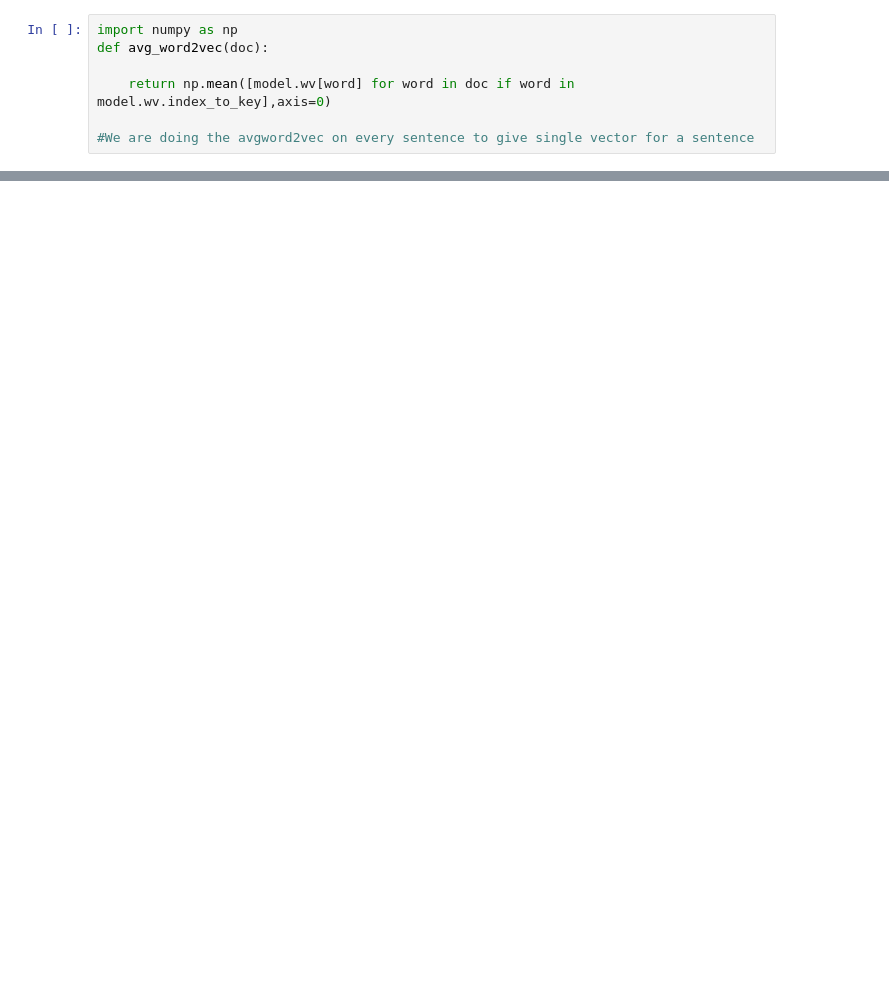
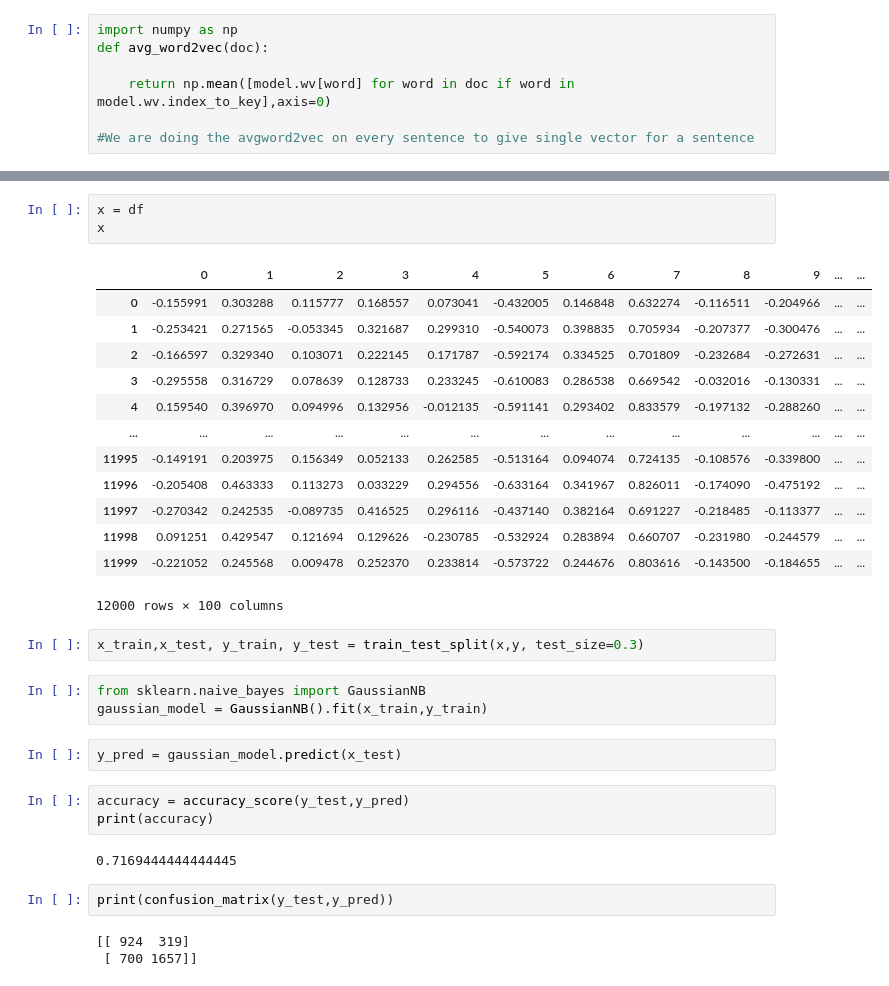
Before and after one commit to raw9k/Learning-NLP, a Jupyter notebook: 12. Kindle Review Sentiment Analysis.ipynb, the cells around one changed output, grey strips where cells are left out. Cells and saved outputs as stored; diff of their text form; blank space fills up the shorter version.

```diff
--- a/12. Kindle Review Sentiment Analysis.ipynb
+++ b/12. Kindle Review Sentiment Analysis.ipynb
@@ -312,0 +422,34 @@ def avg_word2vec(doc):
+# %%
+x = df
+x
+# %% [output]
+|  | 0 | 1 | 2 | 3 | 4 | 5 | 6 | 7 | 8 | 9 | ... | ... |
+| 0 | -0.155991 | 0.303288 | 0.115777 | 0.168557 | 0.073041 | -0.432005 | 0.146848 | 0.632274 | -0.116511 | -0.204966 | ... | ... |
+| 1 | -0.253421 | 0.271565 | -0.053345 | 0.321687 | 0.299310 | -0.540073 | 0.398835 | 0.705934 | -0.207377 | -0.300476 | ... | ... |
+| 2 | -0.166597 | 0.329340 | 0.103071 | 0.222145 | 0.171787 | -0.592174 | 0.334525 | 0.701809 | -0.232684 | -0.272631 | ... | ... |
+| 3 | -0.295558 | 0.316729 | 0.078639 | 0.128733 | 0.233245 | -0.610083 | 0.286538 | 0.669542 | -0.032016 | -0.130331 | ... | ... |
+| 4 | 0.159540 | 0.396970 | 0.094996 | 0.132956 | -0.012135 | -0.591141 | 0.293402 | 0.833579 | -0.197132 | -0.288260 | ... | ... |
+| ... | ... | ... | ... | ... | ... | ... | ... | ... | ... | ... | ... | ... |
+| 11995 | -0.149191 | 0.203975 | 0.156349 | 0.052133 | 0.262585 | -0.513164 | 0.094074 | 0.724135 | -0.108576 | -0.339800 | ... | ... |
+| 11996 | -0.205408 | 0.463333 | 0.113273 | 0.033229 | 0.294556 | -0.633164 | 0.341967 | 0.826011 | -0.174090 | -0.475192 | ... | ... |
+| 11997 | -0.270342 | 0.242535 | -0.089735 | 0.416525 | 0.296116 | -0.437140 | 0.382164 | 0.691227 | -0.218485 | -0.113377 | ... | ... |
+| 11998 | 0.091251 | 0.429547 | 0.121694 | 0.129626 | -0.230785 | -0.532924 | 0.283894 | 0.660707 | -0.231980 | -0.244579 | ... | ... |
+| 11999 | -0.221052 | 0.245568 | 0.009478 | 0.252370 | 0.233814 | -0.573722 | 0.244676 | 0.803616 | -0.143500 | -0.184655 | ... | ... |
+12000 rows × 100 columns
+# %%
+x_train,x_test, y_train, y_test = train_test_split(x,y, test_size=0.3)
+# %%
+from sklearn.naive_bayes import GaussianNB
+gaussian_model = GaussianNB().fit(x_train,y_train)
+# %%
+y_pred = gaussian_model.predict(x_test)
+# %%
+accuracy = accuracy_score(y_test,y_pred)
+print(accuracy)
+# %% [output]
+0.7169444444444445
+# %%
+print(confusion_matrix(y_test,y_pred))
+# %% [output]
+[[ 924  319]
+ [ 700 1657]]
```
Also changed, not shown: parts of 11 cells of this notebook, 1 other file.
